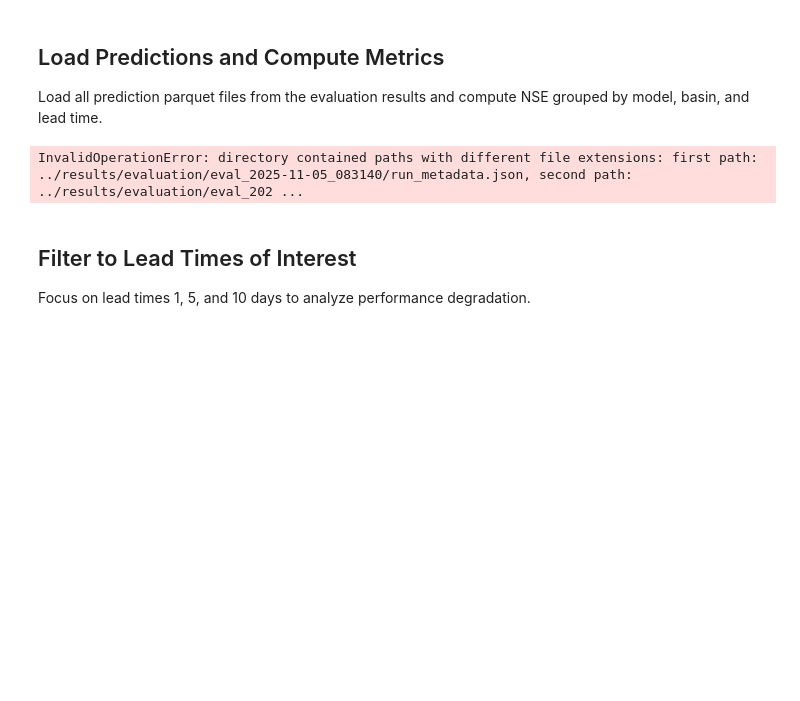
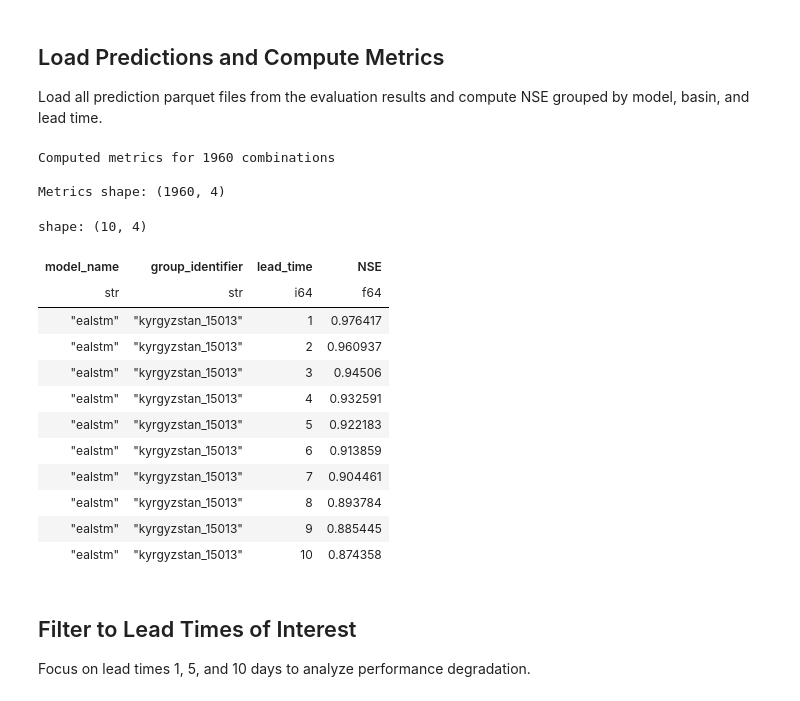
Before and after one commit to CooperBigFoot/publication-experiments, a Jupyter notebook: notebooks/forecast_performance_analysis.ipynb, the cells around one changed output. Cells and saved outputs as stored; diff of their text form; code cells hidden in the pictures; blank space fills up the shorter version.

```diff
--- a/notebooks/forecast_performance_analysis.ipynb
+++ b/notebooks/forecast_performance_analysis.ipynb
@@ -18,21 +18,36 @@ Load all prediction parquet files from the evaluation results and compute NSE gr
 # %%
 # Load predictions from all models
 calc = MetricCalculator.from_parquet(
     "../results/evaluation/eval_2025-11-05_083140/model_name=*/seed=*/predictions.parquet"
 )
 
 # Compute NSE grouped by model, basin, and lead time
 metrics = calc.compute_metrics(
     metrics=["nse"],
     group_by=["model_name", "group_identifier", "lead_time"],
     exclude_filled=True
 )
 
 print(f"Computed metrics for {metrics.height} combinations")
 print(f"\nMetrics shape: {metrics.shape}")
-metrics.head()
+metrics.head(10)
 # %% [output]
-InvalidOperationError: directory contained paths with different file extensions: first path: ../results/evaluation/eval_2025-11-05_083140/run_metadata.json, second path: ../results/evaluation/eval_202 ...
+Computed metrics for 1960 combinations
+
+Metrics shape: (1960, 4)
+shape: (10, 4)
+| model_name | group_identifier | lead_time | NSE |
+| str | str | i64 | f64 |
+| "ealstm" | "kyrgyzstan_15013" | 1 | 0.976417 |
+| "ealstm" | "kyrgyzstan_15013" | 2 | 0.960937 |
+| "ealstm" | "kyrgyzstan_15013" | 3 | 0.94506 |
+| "ealstm" | "kyrgyzstan_15013" | 4 | 0.932591 |
+| "ealstm" | "kyrgyzstan_15013" | 5 | 0.922183 |
+| "ealstm" | "kyrgyzstan_15013" | 6 | 0.913859 |
+| "ealstm" | "kyrgyzstan_15013" | 7 | 0.904461 |
+| "ealstm" | "kyrgyzstan_15013" | 8 | 0.893784 |
+| "ealstm" | "kyrgyzstan_15013" | 9 | 0.885445 |
+| "ealstm" | "kyrgyzstan_15013" | 10 | 0.874358 |
 # %% [markdown]
 ## Filter to Lead Times of Interest
 
```
Also changed, not shown: parts of 2 cells of this notebook, 1 other file.
